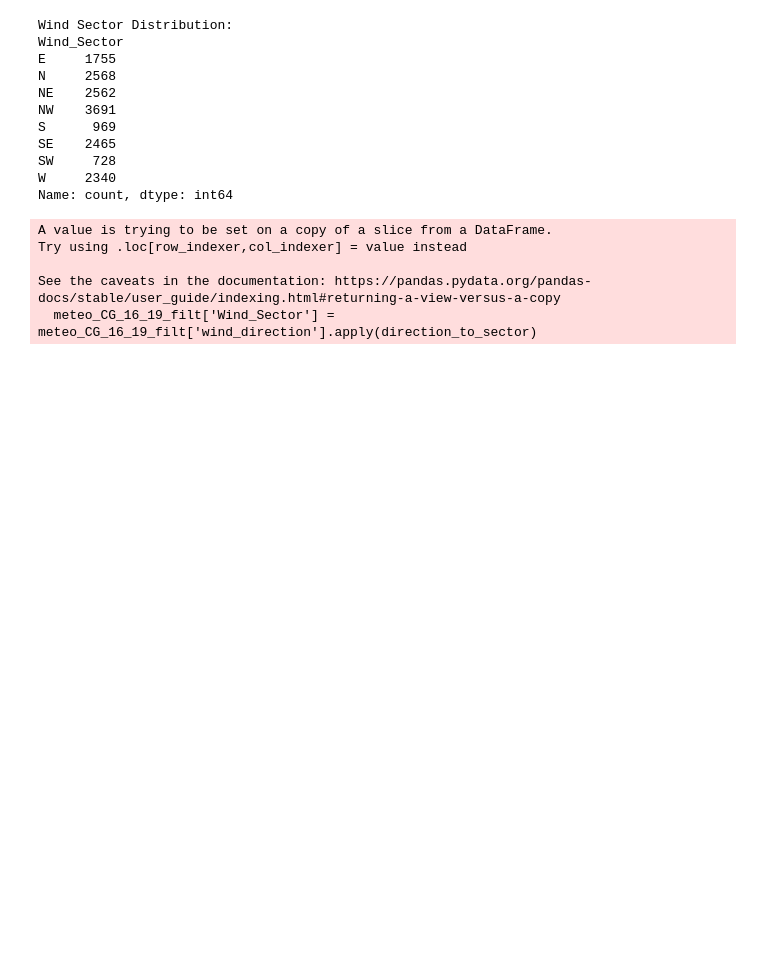
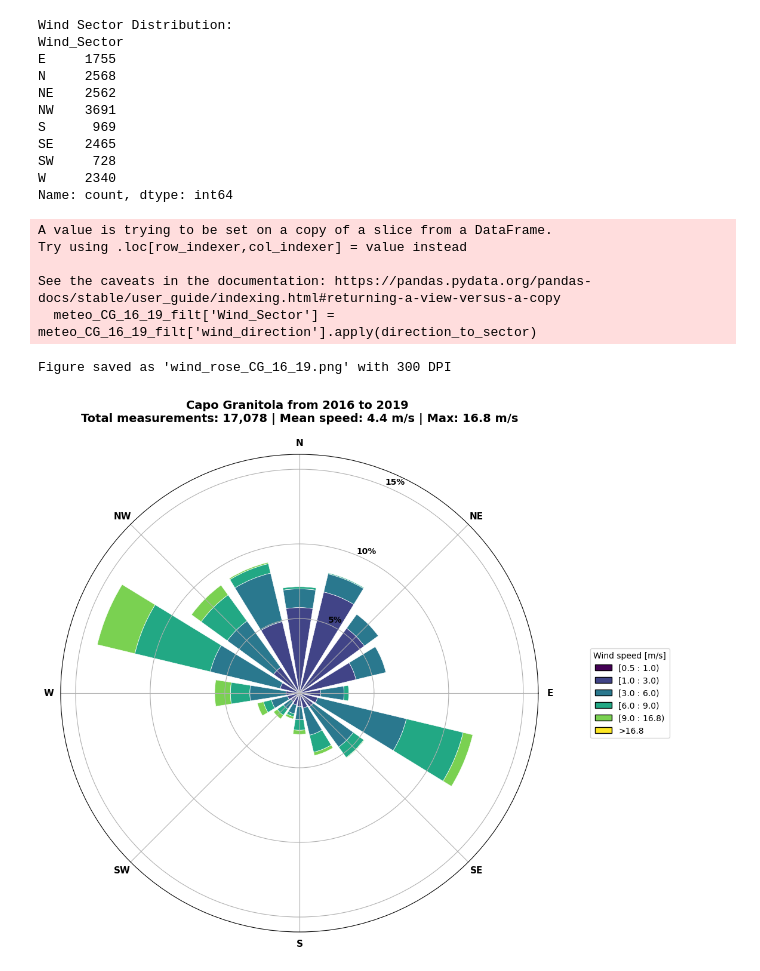
Before and after one commit to enrico-mancinelli/meteo_CG, a Jupyter notebook: Code_meteo/read_multiple_nas.ipynb, the cells around one changed output. Drawn from its saved outputs; the diff is of its cells as text; code cells hidden in the pictures; blank space fills up the shorter version.

```diff
--- a/Code_meteo/read_multiple_nas.ipynb
+++ b/Code_meteo/read_multiple_nas.ipynb
@@ -519,7 +519,7 @@ if 'starttime_dt' in meteo_CG_16_19_filt.columns:
 
     # Extract month from the COLUMN (using .dt.month)
     meteo_CG_16_19_filt['month'] = meteo_CG_16_19_filt['starttime_dt'].dt.month
-    meteo_CG_16_19_filt['month_name'] = meteo_CG_16_19_filt['starttime_dt'].dt.month_name()
+
 
     print("✓ Added month from column")
     print(meteo_CG_16_19_filt[['starttime_dt', 'wind_speed', 'wind_direction', 'month', 'month_name']].head())
@@ -677,36 +682,39 @@ ax.set_yticks([5, 10, 15])  # Frequencies in percent
 ax.set_yticklabels(['5%', '10%', '15%'], fontsize=10, fontweight='bold')
 
 # Set radial limits
-ax.set_ylim(0, 15)  # Show up to 30% frequency
+ax.set_ylim(0, 16)  # Show up to 30% frequency
 
 # Customize directional labels
 ax.set_xticklabels(['E', 'NE', 'N', 'NW', 'W', 'SW', 'S', 'SE'],
                    fontsize=11, fontweight='bold')
 
 # Customize legend with bin labels
-legend = ax.legend(title='Wind Speed [m/s]', loc='center left',
+legend = ax.legend(title='Wind speed [m/s]', loc='center left',
                    bbox_to_anchor=(1.1, 0.5), labels=bin_labels)
 
 # Add statistics
 total_points = len(ws)
 mean_speed = np.mean(ws)
 max_speed = np.max(ws)
 
 plt.title(f'Capo Granitola from 2016 to 2019 \nTotal measurements: {total_points:,} | Mean speed: {mean_speed:.1f} m/s | Max: {max_speed:.1f} m/s',
           fontsize=14, fontweight='bold', pad=20)
 
 plt.tight_layout()
 #plt.show()
 # Usage with all white backgrounds:
 #fig = export_as_png_high_quality_all_white(filename='wind_rose_CG_16_19.png')
 
 #SAVE THE FIGURE AS PNG WITH 300 DPI
 output_filename = 'wind_rose_CG_16_19.png'
 fig.savefig(output_filename, dpi=300, bbox_inches='tight', facecolor='white', edgecolor='none')
 print(f"Figure saved as '{output_filename}' with 300 DPI")
 
 # Now show the figure (optional)
 plt.show()
+# %% [output]
+Figure saved as 'wind_rose_CG_16_19.png' with 300 DPI
+[figure, added]
 # %%
 
 
```
Also changed, not shown: parts of 3 cells of this notebook, 2 other files.
